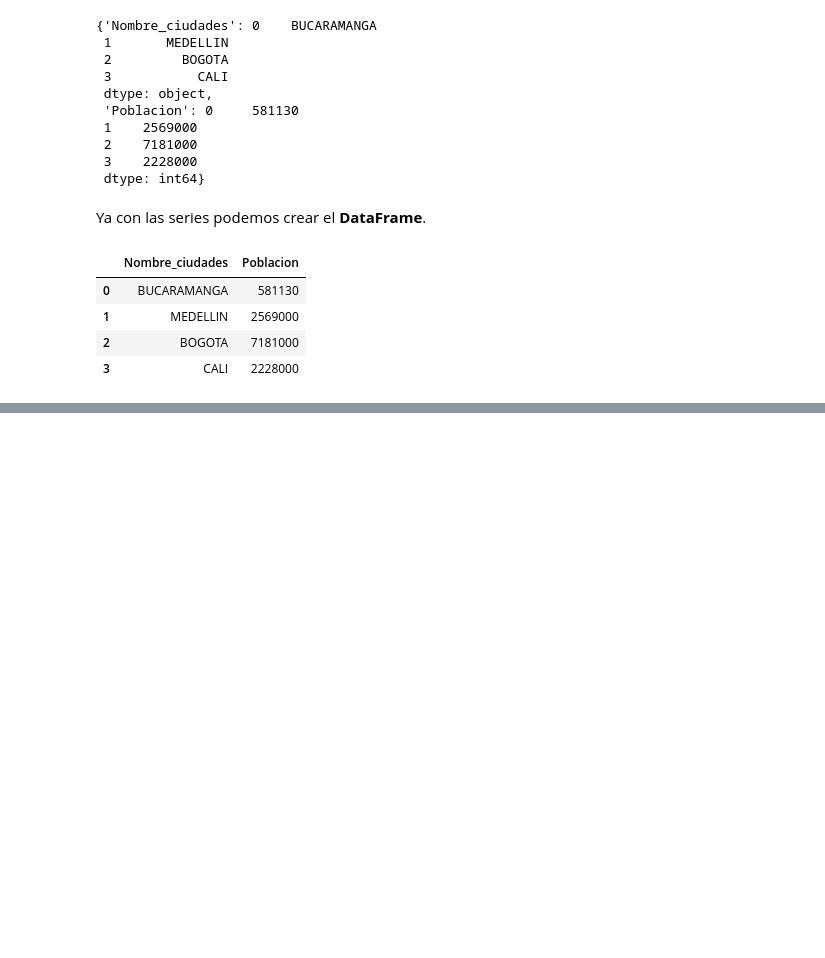
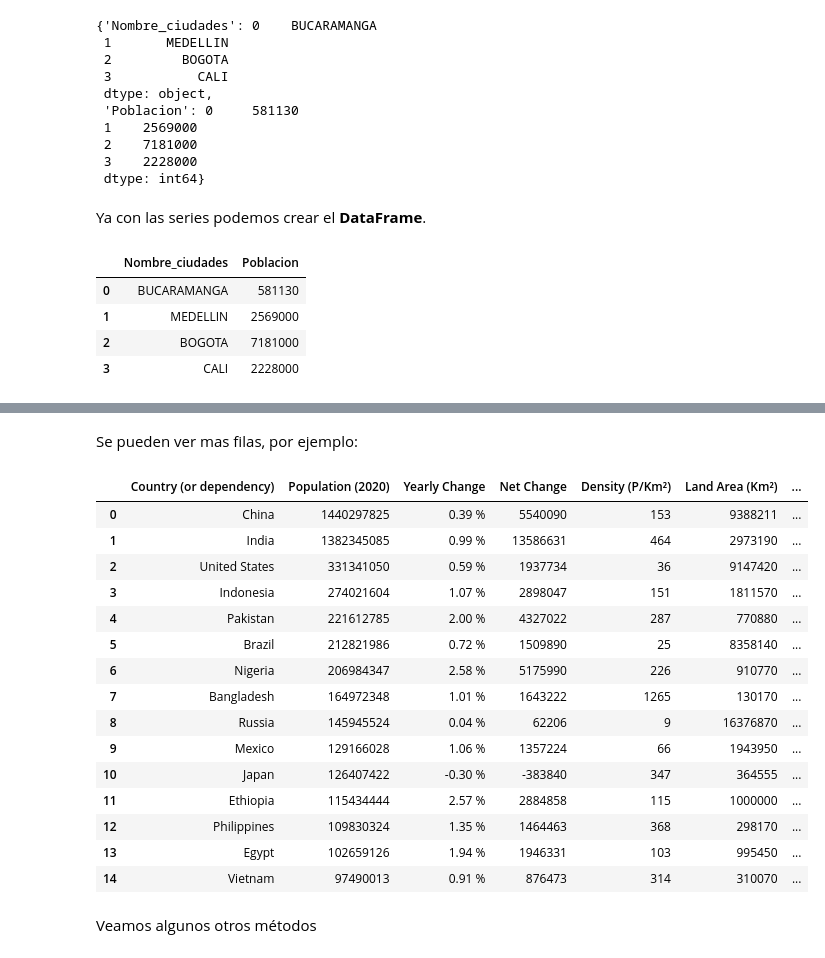
Before and after one commit to bonaldee/2021_Pandas_tutorial, a Jupyter notebook: Tutorial_Pandas_sesion1.ipynb, the cells around one changed output, grey strips where cells are left out. Cells and saved outputs as stored; diff of their text form; code cells hidden in the pictures; blank space fills up the shorter version.

```diff
--- a/Tutorial_Pandas_sesion1.ipynb
+++ b/Tutorial_Pandas_sesion1.ipynb
@@ -78,0 +147,3 @@ Entre otras características, Pandas permite la lectura y carga de archivos tipo
+# %%
+p = pd.read_csv('data/population_by_country_2020.csv')
+p
@@ -78,0 +180,23 @@ Entre otras características, Pandas permite la lectura y carga de archivos tipo
+# %% [markdown]
+Se pueden ver mas filas, por ejemplo:
+# %%
+p.head(15)
+# %% [output]
+|  | Country (or dependency) | Population (2020) | Yearly Change | Net Change | Density (P/Km²) | Land Area (Km²) | ... |
+| 0 | China | 1440297825 | 0.39 % | 5540090 | 153 | 9388211 | ... |
+| 1 | India | 1382345085 | 0.99 % | 13586631 | 464 | 2973190 | ... |
+| 2 | United States | 331341050 | 0.59 % | 1937734 | 36 | 9147420 | ... |
+| 3 | Indonesia | 274021604 | 1.07 % | 2898047 | 151 | 1811570 | ... |
+| 4 | Pakistan | 221612785 | 2.00 % | 4327022 | 287 | 770880 | ... |
+| 5 | Brazil | 212821986 | 0.72 % | 1509890 | 25 | 8358140 | ... |
+| 6 | Nigeria | 206984347 | 2.58 % | 5175990 | 226 | 910770 | ... |
+| 7 | Bangladesh | 164972348 | 1.01 % | 1643222 | 1265 | 130170 | ... |
+| 8 | Russia | 145945524 | 0.04 % | 62206 | 9 | 16376870 | ... |
+| 9 | Mexico | 129166028 | 1.06 % | 1357224 | 66 | 1943950 | ... |
+| 10 | Japan | 126407422 | -0.30 % | -383840 | 347 | 364555 | ... |
+| 11 | Ethiopia | 115434444 | 2.57 % | 2884858 | 115 | 1000000 | ... |
+| 12 | Philippines | 109830324 | 1.35 % | 1464463 | 368 | 298170 | ... |
+| 13 | Egypt | 102659126 | 1.94 % | 1946331 | 103 | 995450 | ... |
+| 14 | Vietnam | 97490013 | 0.91 % | 876473 | 314 | 310070 | ... |
+# %% [markdown]
+Veamos algunos otros métodos
```
Also changed, not shown: parts of 74 cells of this notebook, 10 other files.
